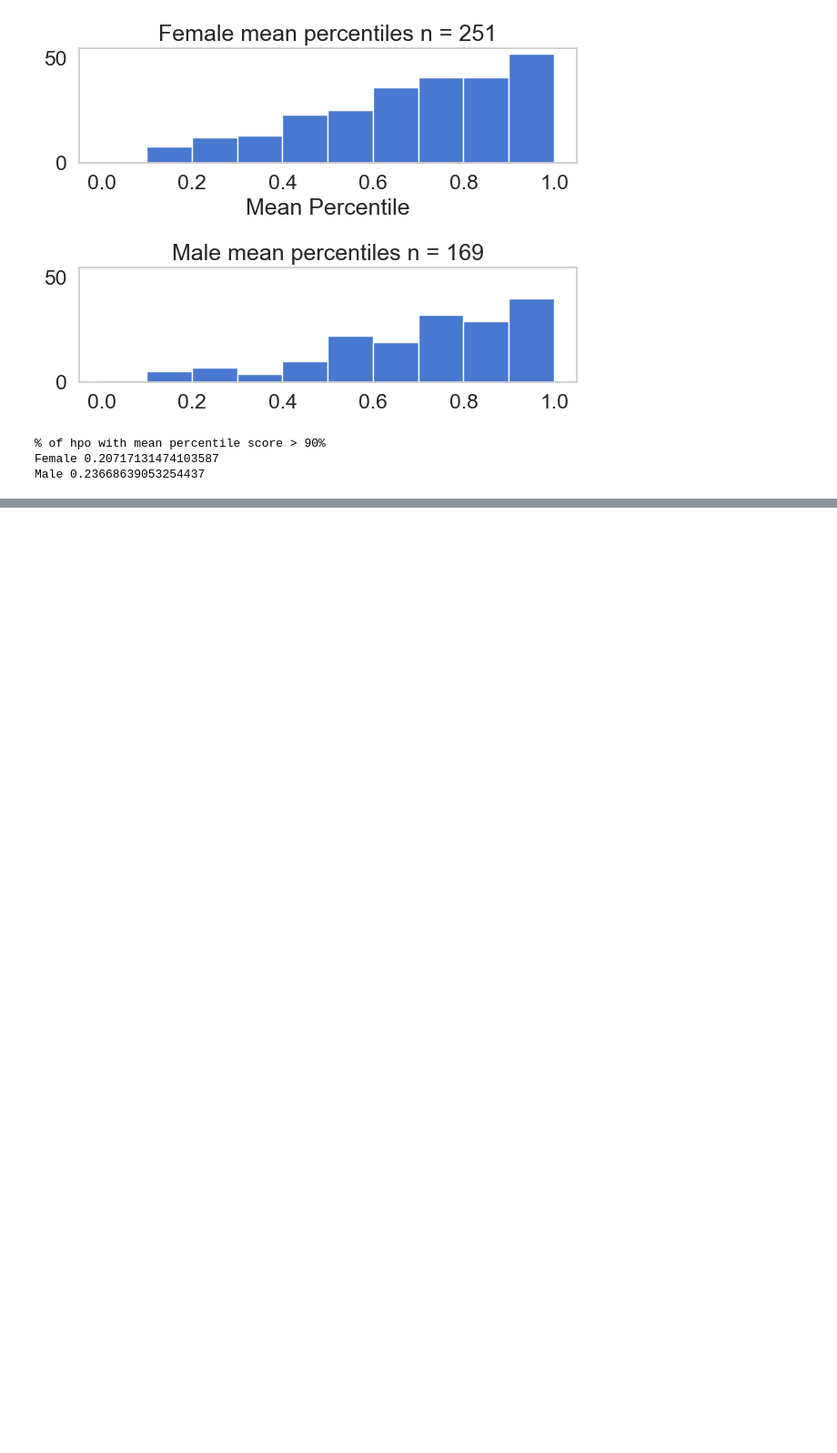
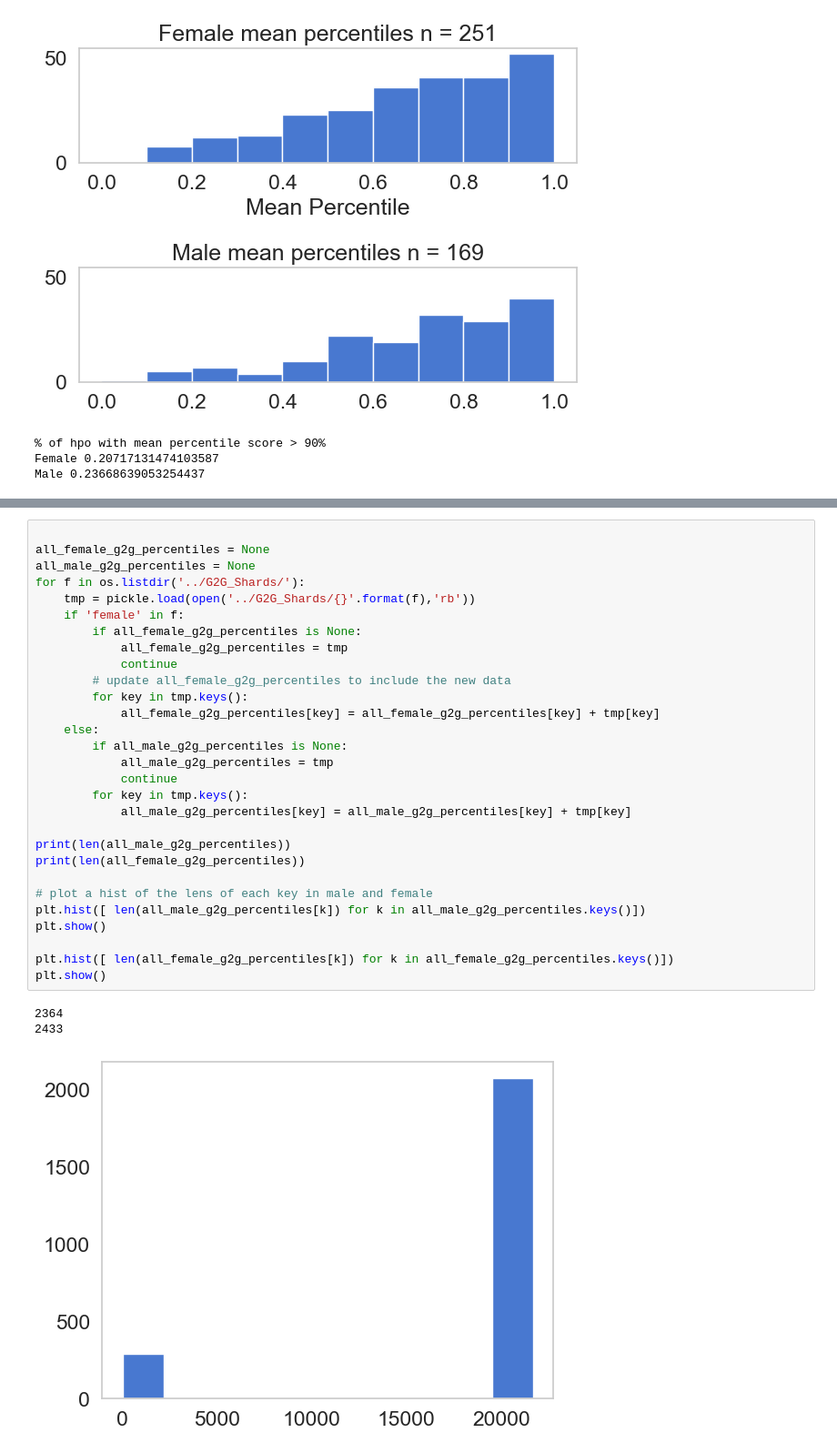
Before and after one commit to MSBradshaw/LinkPrediction, a Jupyter notebook: Experiments/target_prediction.ipynb, the cells around one changed output, grey strips where cells are left out. Shown at 91% size. Cells and saved outputs as stored; diff of their text form; blank space fills up the shorter version.

```diff
--- a/Experiments/target_prediction.ipynb
+++ b/Experiments/target_prediction.ipynb
@@ -765,0 +840,33 @@ Male 0.23668639053254437
+# %%
+
+all_female_g2g_percentiles = None
+all_male_g2g_percentiles = None
+for f in os.listdir('../G2G_Shards/'):
+    tmp = pickle.load(open('../G2G_Shards/{}'.format(f),'rb'))
+    if 'female' in f:
+        if all_female_g2g_percentiles is None:
+            all_female_g2g_percentiles = tmp
+            continue
+        # update all_female_g2g_percentiles to include the new data
+        for key in tmp.keys():
+            all_female_g2g_percentiles[key] = all_female_g2g_percentiles[key] + tmp[key]
+    else:
+        if all_male_g2g_percentiles is None:
+            all_male_g2g_percentiles = tmp
+            continue
+        for key in tmp.keys():
+            all_male_g2g_percentiles[key] = all_male_g2g_percentiles[key] + tmp[key]
+
+print(len(all_male_g2g_percentiles))
+print(len(all_female_g2g_percentiles))
+
+# plot a hist of the lens of each key in male and female
+plt.hist([ len(all_male_g2g_percentiles[k]) for k in all_male_g2g_percentiles.keys()])
+plt.show()
+
+plt.hist([ len(all_female_g2g_percentiles[k]) for k in all_female_g2g_percentiles.keys()])
+plt.show()
+# %% [output]
+2364
+2433
+[figure, added]
```
Also changed, not shown: parts of 25 cells of this notebook.
